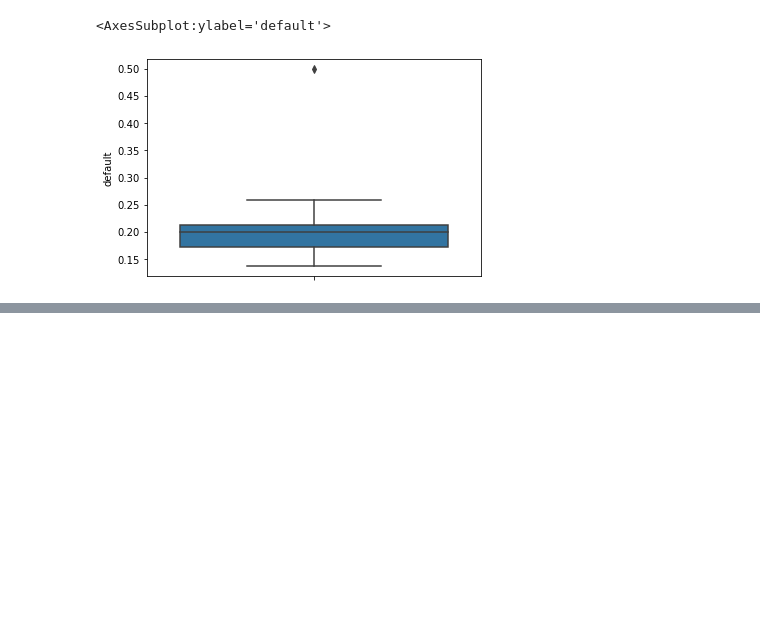
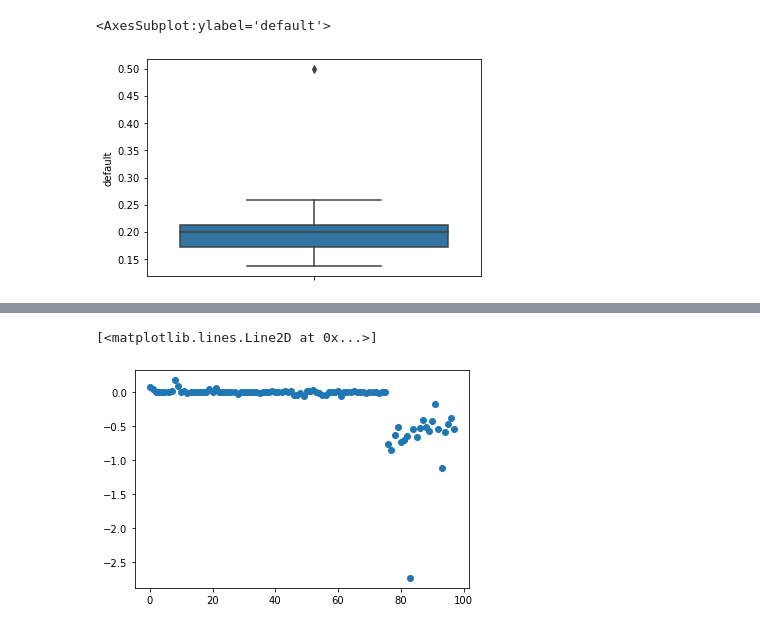
Before and after one commit to jimmyttri/lending, a Jupyter notebook: lendingclub_data_exploration.ipynb, the cells around one changed output, grey strips where cells are left out. Drawn from its saved outputs; the diff is of its cells as text; code cells hidden in the pictures; blank space fills up the shorter version.

Commit message:
start training models

```diff
--- a/lendingclub_data_exploration.ipynb
+++ b/lendingclub_data_exploration.ipynb
@@ -1028,0 +1167,4 @@ KeyboardInterrupt:
+# %%
+#workable data set
+y = loan_dateless['default']
+X = loan_dateless.drop(labels = 'default', axis = 1)
@@ -1028,0 +1177,2 @@ KeyboardInterrupt:
+# %%
+X_val, X_final, y_val, y_final = train_test_split(X, y, test_size=0.2, random_state=3)
@@ -1028,0 +1187,4 @@ KeyboardInterrupt:
+# %%
+log = LogisticRegression(penalty = 'l2', solver = 'sag', C = 100, max_iter = 20)
+# %%
+log.fit(X_val, y_val)
@@ -1028,0 +1212,5 @@ KeyboardInterrupt:
+# %%
+plt.plot(log.coef_.T, 'o', label="C=1")
+# %% [output]
+[<matplotlib.lines.Line2D at 0x...>]
+[figure, added]
```
Also changed, not shown: parts of 66 cells of this notebook.
